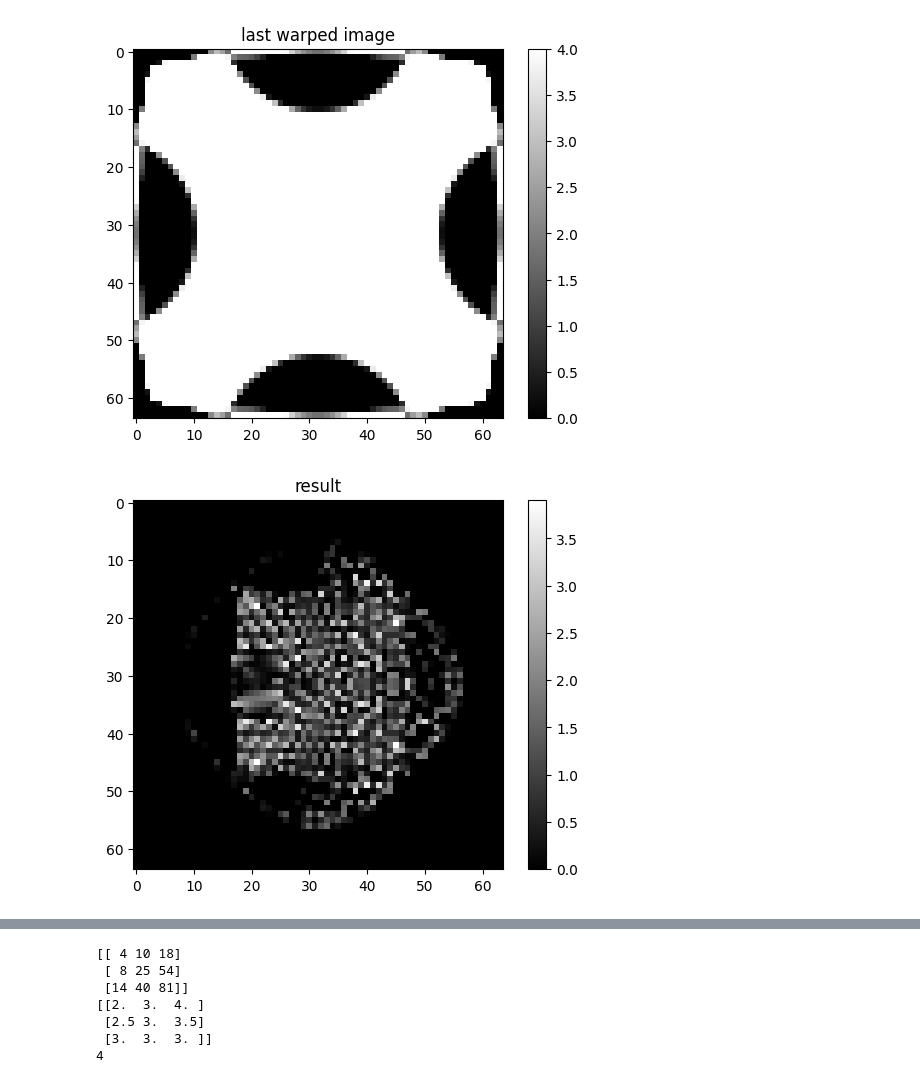
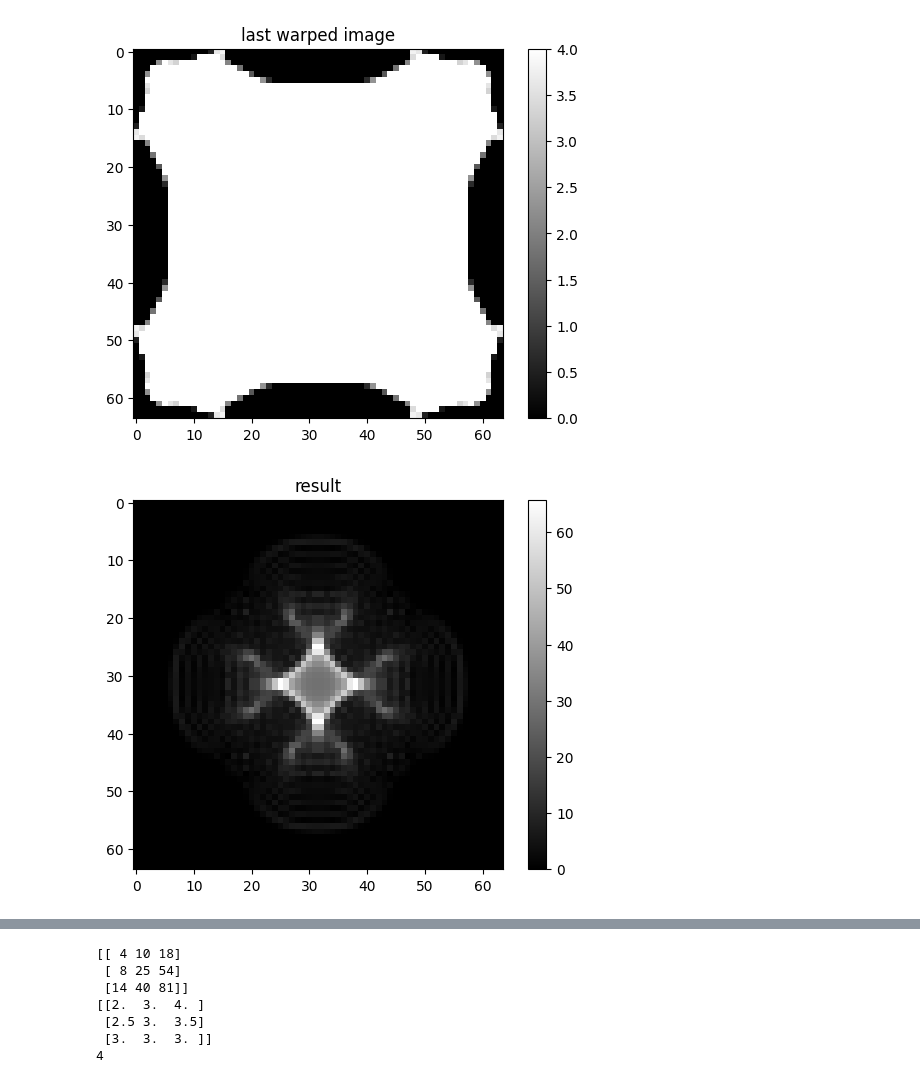
Before and after one commit to Winningmaker/freeform_optimization, a Jupyter notebook: optimal3.ipynb, the cells around one changed output, grey strips where cells are left out. Cells and saved outputs as stored; diff of their text form; code cells hidden in the pictures.

```diff
--- a/optimal3.ipynb
+++ b/optimal3.ipynb
@@ -56,11 +56,7 @@ incident=np.ones((row,col))#入射平面光束照度分布
 
 #incident[1:30,1:30]=-3 验证负数是否可以用plt表示出来
 
-#画图核实入射光束以及目标光强
-plt.imshow(target, cmap='gray')
-plt.colorbar()
-plt.title('target')
-plt.show()
+
 
 #光源平面索引下标
 I=np.tile(np.arange(row).reshape(row,1),(1,col))#代表y
@@ -76,7 +72,7 @@ L_2D=discrete_laplacian_2d_matrix(row,col)
 
 #迭代进行优化
 im_map=target.copy()
-for count in range(1,20):
+for count in range(1,6):
     target_delete=-im_map+np.ones((row,col))
     #把原来图像化成列向量
     target_col=target_delete.reshape(-1,1)
@@ -181,7 +177,11 @@ for ci in range(0,row):
 
 
 #检验结果
-
+#画图核实入射光束以及目标光强
+plt.imshow(target, cmap='gray')
+plt.colorbar()
+plt.title('target')
+plt.show()
 
 #相位函数
 plt.imshow(p, cmap='gray')
@@ -200,7 +200,7 @@ plt.title('result')
 plt.show()
 
 print(value)
-print(I)
-print(J)
+print(X_T)
+print(Y_T)
 # %% [output]
 [figure]
@@ -208,2 +208,2 @@ print(J)
-[figure, old version]
+[figure, new version]
-[figure, old version]
+[figure, new version]
```
Also changed, not shown: parts of 1 cell of this notebook, 3 other files.
